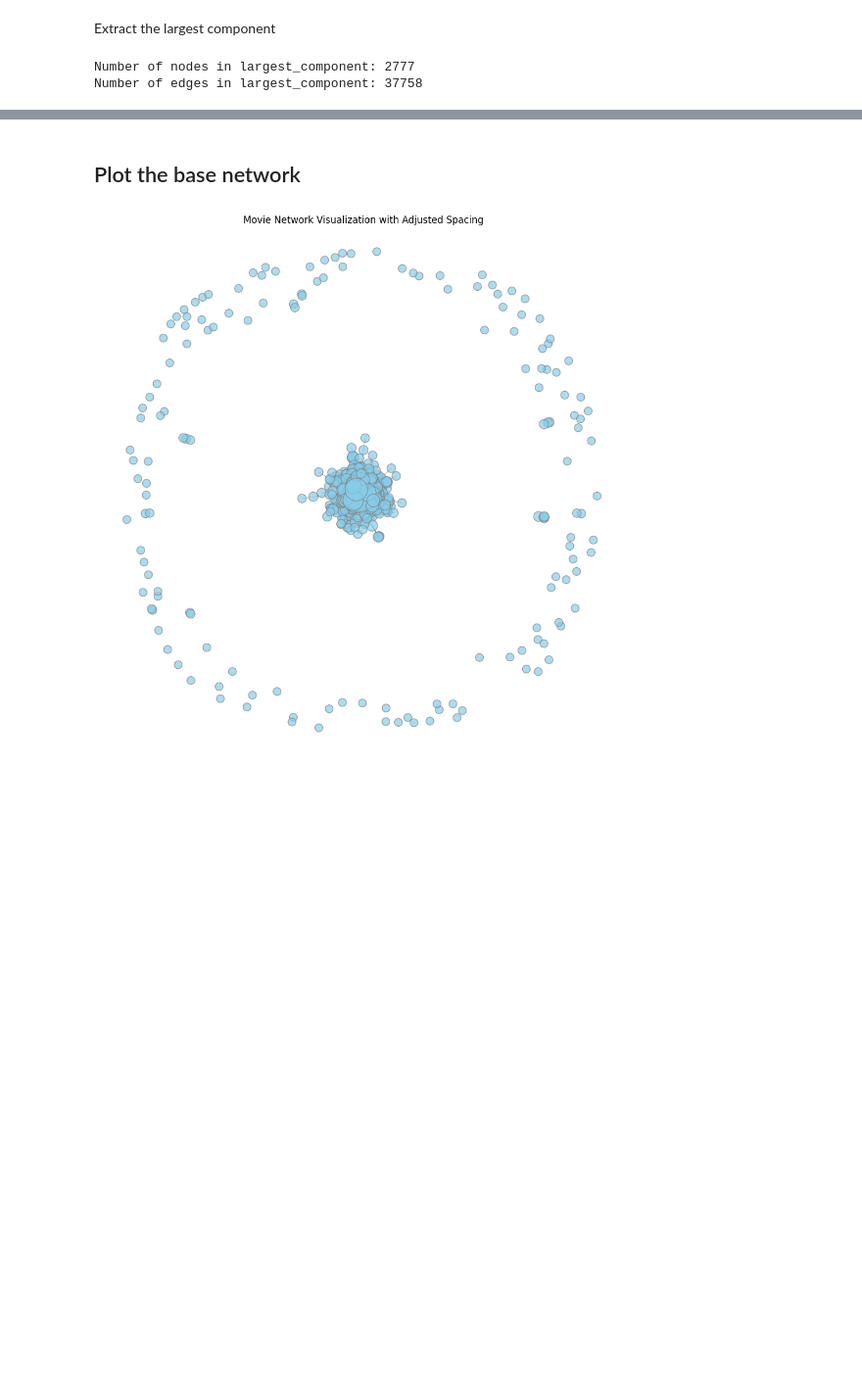
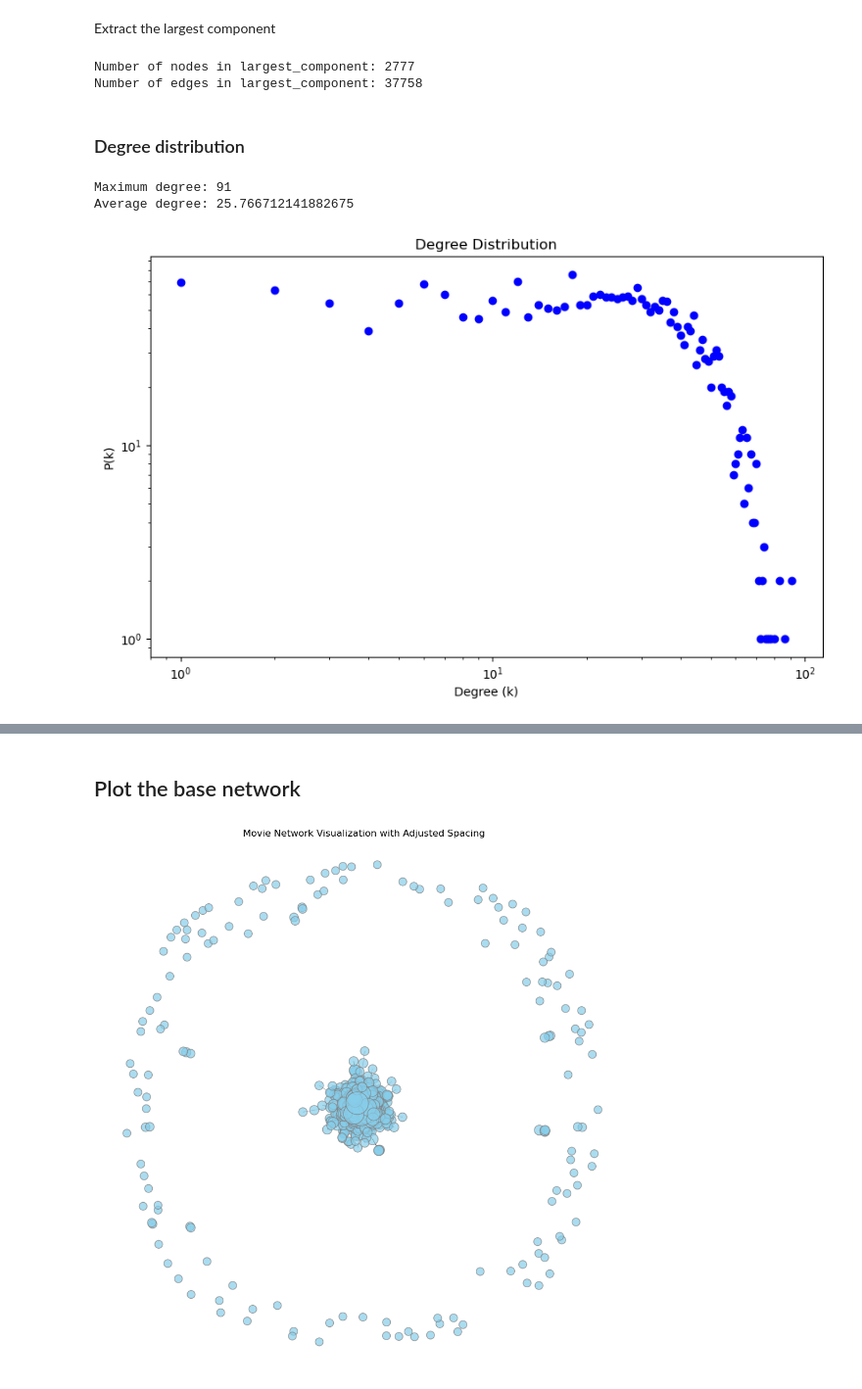
Before and after one commit to michalisdikaiopoulos/Movie-Success-And-Actor-Popularity-Correlation, a Jupyter notebook: ExtractData.ipynb, the cells around one changed output, grey strips where cells are left out. Shown: that part at 98% size. Cells and saved outputs as stored; diff of their text form; code cells hidden in the pictures; blank space fills up the shorter version.

```diff
--- a/ExtractData.ipynb
+++ b/ExtractData.ipynb
@@ -206,3 +211,29 @@ print(f"Number of edges in largest_component: {graph_largest.number_of_edges()}"
 # %% [output]
 Number of nodes in largest_component: 2777
 Number of edges in largest_component: 37758
+# %% [markdown]
+### Degree distribution
+# %%
+# Get degree distribution
+degree_sequence = sorted([d for n, d in movie_graph.degree()], reverse=True)  # Sorted list of degrees
+degree_count = np.bincount(degree_sequence)  # Count occurrences of each degree
+degrees = np.arange(len(degree_count))
+
+# Check for hubs in the network
+max_degree = max(degree_sequence)
+average_degree = np.mean(degree_sequence)
+print("Maximum degree:", max_degree)
+print("Average degree:", average_degree)
+# %% [output]
+Maximum degree: 91
+Average degree: 25.766712141882675
+# %%
+# Plot the degree distribution
+plt.figure(figsize=(10, 6))
+plt.loglog(degrees[degrees > 0], degree_count[degrees > 0], 'bo')  # Exclude zero degree entries
+plt.xlabel("Degree (k)")
+plt.ylabel("P(k)")
+plt.title("Degree Distribution")
+plt.show()
+# %% [output]
+[figure, added]
```
Also changed, not shown: parts of 13 cells of this notebook.
